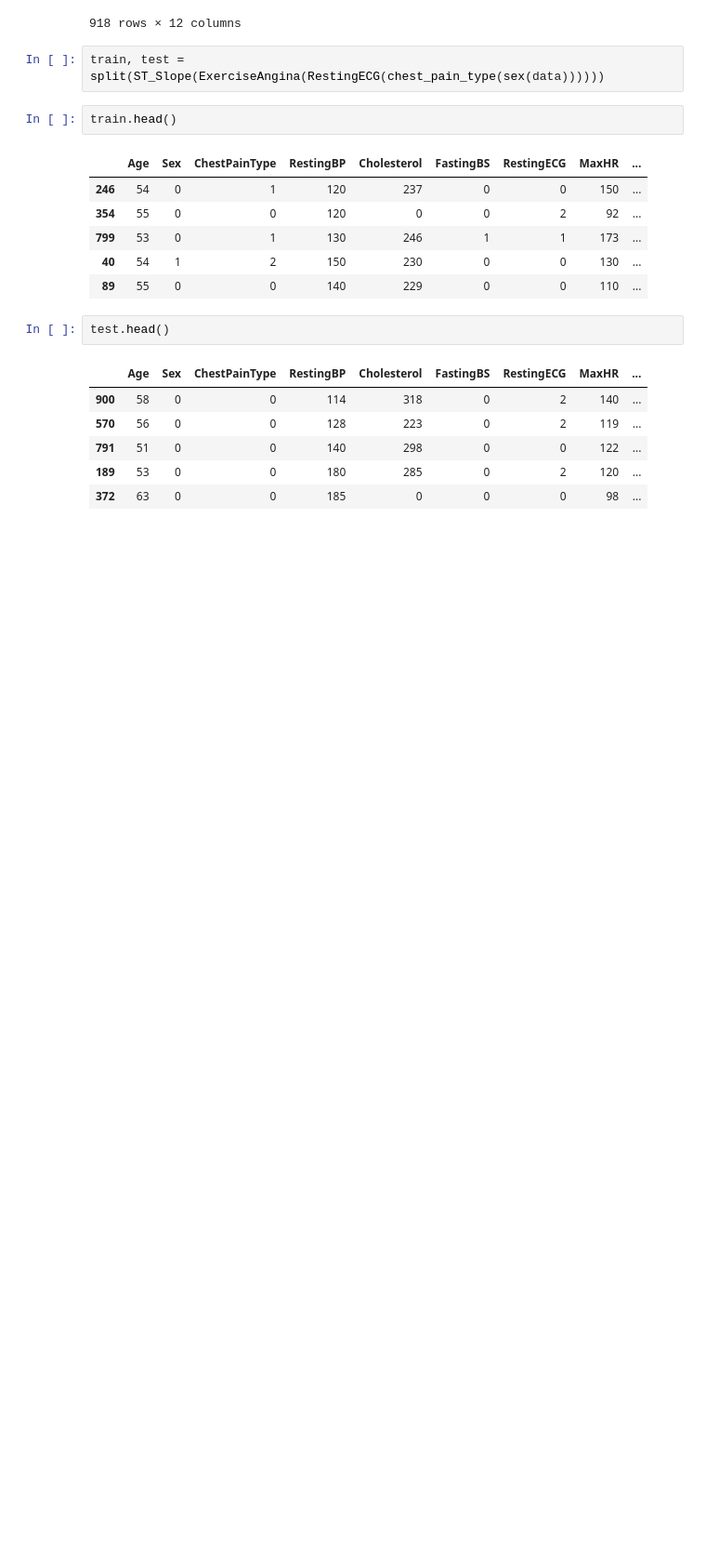
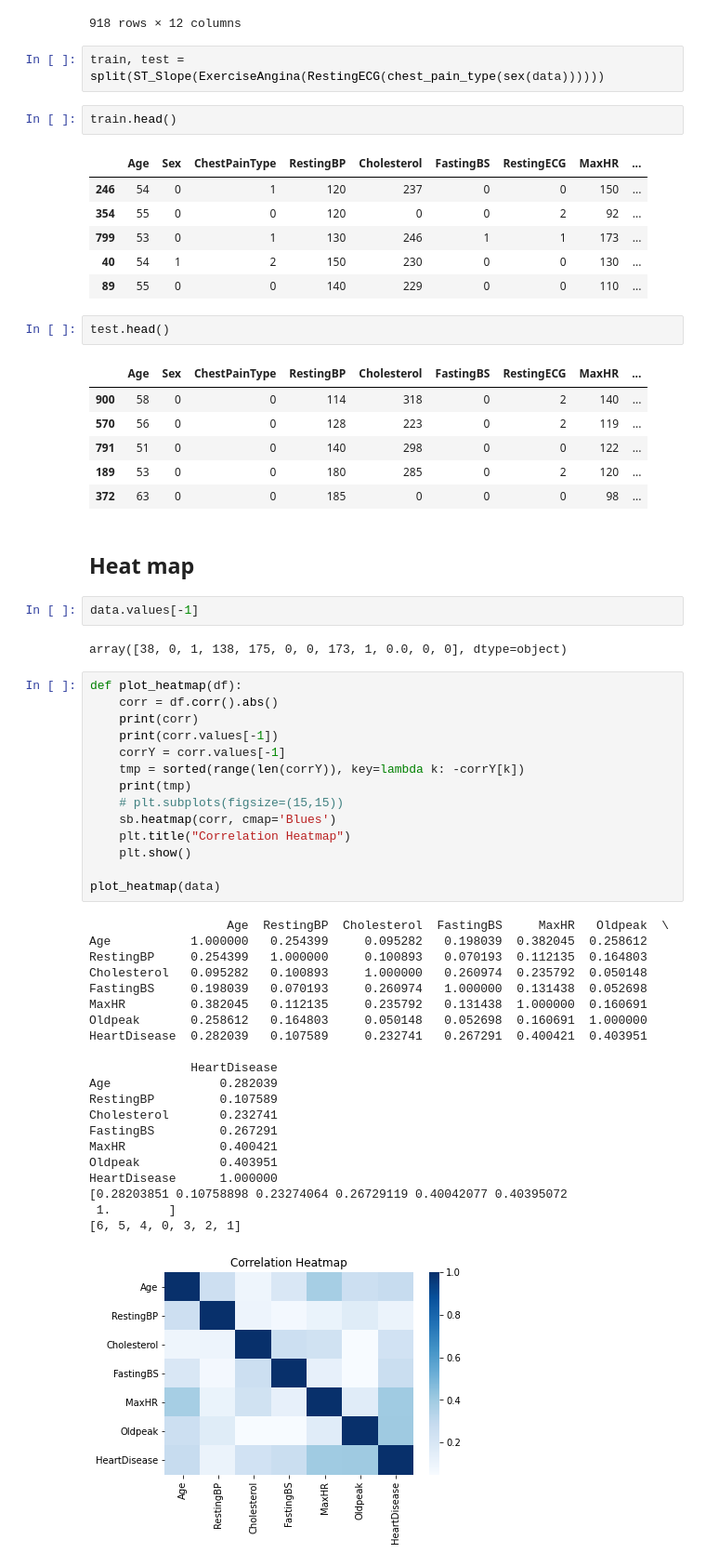
Before and after one commit to Lukas-Xue/Heart-Failure-Prediction, a Jupyter notebook: code/preprocess.ipynb, the cells around one changed output. Shown at 93% size. Cells and saved outputs as stored; diff of their text form; blank space fills up the shorter version.

Commit message:
heat map and correlation map

```diff
--- a/code/preprocess.ipynb
+++ b/code/preprocess.ipynb
@@ -93,3 +98,45 @@ test.head()
 | 791 | 51 | 0 | 0 | 140 | 298 | 0 | 0 | 122 | ... |
 | 189 | 53 | 0 | 0 | 180 | 285 | 0 | 2 | 120 | ... |
 | 372 | 63 | 0 | 0 | 185 | 0 | 0 | 0 | 98 | ... |
+# %% [markdown]
+## Heat map
+# %%
+data.values[-1]
+# %% [output]
+array([38, 0, 1, 138, 175, 0, 0, 173, 1, 0.0, 0, 0], dtype=object)
+# %%
+def plot_heatmap(df):
+    corr = df.corr().abs()
+    print(corr)
+    print(corr.values[-1])
+    corrY = corr.values[-1]
+    tmp = sorted(range(len(corrY)), key=lambda k: -corrY[k])
+    print(tmp)
+    # plt.subplots(figsize=(15,15))
+    sb.heatmap(corr, cmap='Blues')
+    plt.title("Correlation Heatmap")
+    plt.show()
+
+plot_heatmap(data)
+# %% [output]
+                   Age  RestingBP  Cholesterol  FastingBS     MaxHR   Oldpeak  \
+Age           1.000000   0.254399     0.095282   0.198039  0.382045  0.258612
+RestingBP     0.254399   1.000000     0.100893   0.070193  0.112135  0.164803
+Cholesterol   0.095282   0.100893     1.000000   0.260974  0.235792  0.050148
+FastingBS     0.198039   0.070193     0.260974   1.000000  0.131438  0.052698
+MaxHR         0.382045   0.112135     0.235792   0.131438  1.000000  0.160691
+Oldpeak       0.258612   0.164803     0.050148   0.052698  0.160691  1.000000
+HeartDisease  0.282039   0.107589     0.232741   0.267291  0.400421  0.403951
+
+              HeartDisease
+Age               0.282039
+RestingBP         0.107589
+Cholesterol       0.232741
+FastingBS         0.267291
+MaxHR             0.400421
+Oldpeak           0.403951
+HeartDisease      1.000000
+[0.28203851 0.10758898 0.23274064 0.26729119 0.40042077 0.40395072
+ 1.        ]
+[6, 5, 4, 0, 3, 2, 1]
+[figure, added]
```
Also changed, not shown: parts of 4 cells of this notebook.
